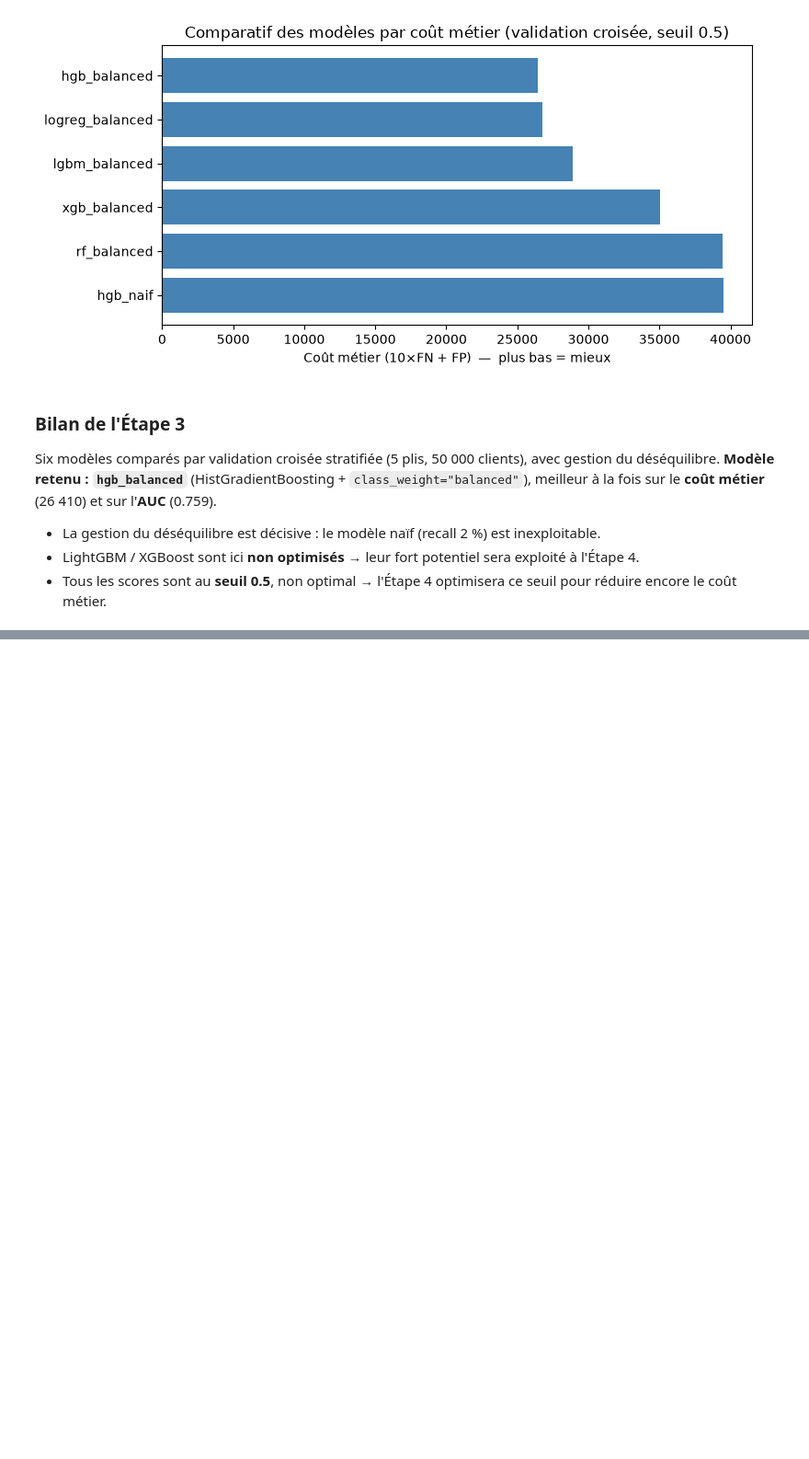
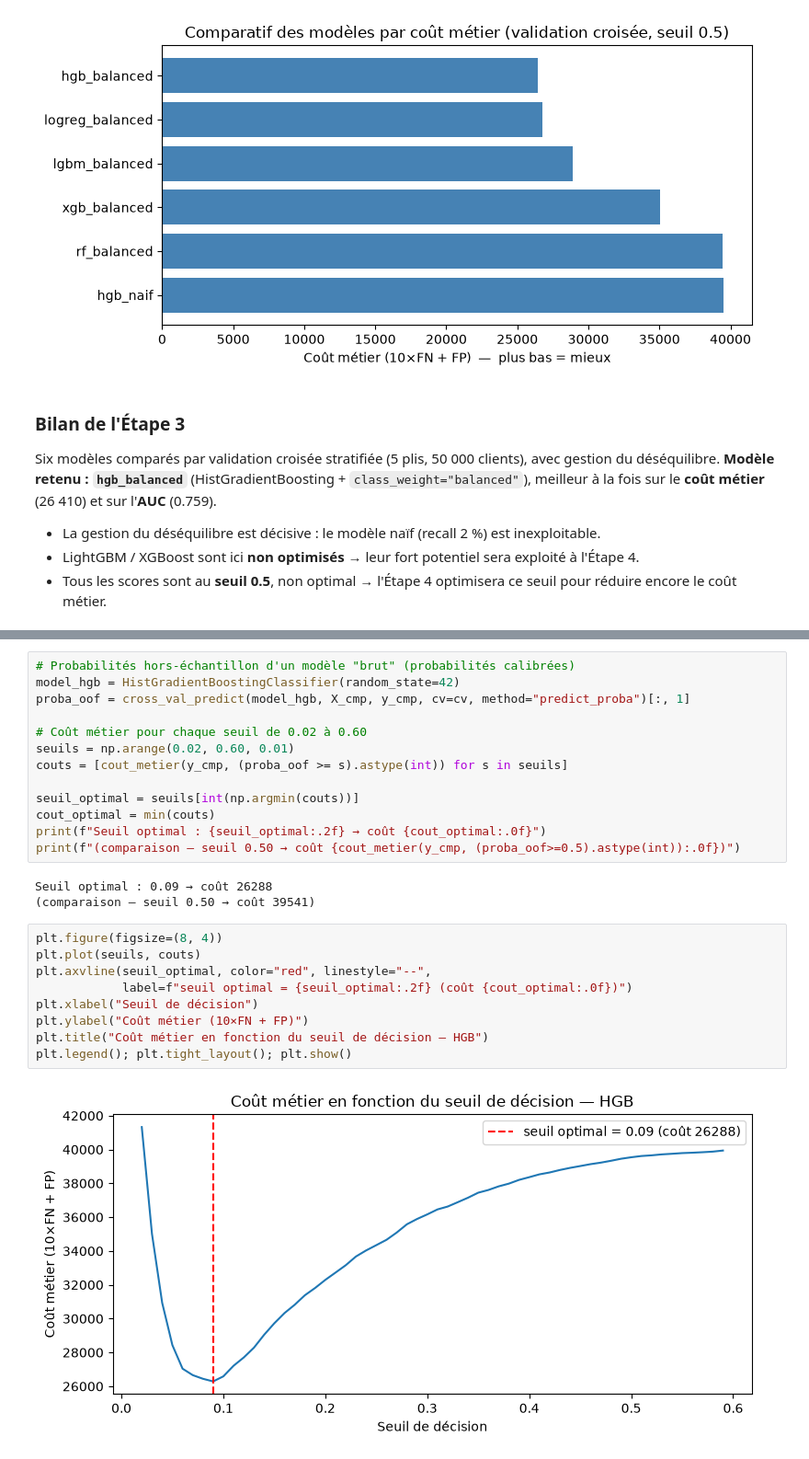
Before and after one commit to matthieudevivie/projet-6---Initiez-vous-au-ML-Ops---partie-1, a Jupyter notebook: notebooks/entrainement_modeles.ipynb, the cells around one changed output, grey strips where cells are left out. Shown at 92% size. Drawn from its saved outputs; the diff is of its cells as text; blank space fills up the shorter version.

Commit message:
Étape 4 : optimisation seuil + hyperparamètres (GridSearchCV), modèle final LightGBM + Model Registry

```diff
--- a/notebooks/entrainement_modeles.ipynb
+++ b/notebooks/entrainement_modeles.ipynb
@@ -269,0 +278,27 @@ Six modèles comparés par validation croisée stratifiée (5 plis, 50 000 clien
+# %%
+# Probabilités hors-échantillon d'un modèle "brut" (probabilités calibrées)
+model_hgb = HistGradientBoostingClassifier(random_state=42)
+proba_oof = cross_val_predict(model_hgb, X_cmp, y_cmp, cv=cv, method="predict_proba")[:, 1]
+
+# Coût métier pour chaque seuil de 0.02 à 0.60
+seuils = np.arange(0.02, 0.60, 0.01)
+couts = [cout_metier(y_cmp, (proba_oof >= s).astype(int)) for s in seuils]
+
+seuil_optimal = seuils[int(np.argmin(couts))]
+cout_optimal = min(couts)
+print(f"Seuil optimal : {seuil_optimal:.2f} → coût {cout_optimal:.0f}")
+print(f"(comparaison — seuil 0.50 → coût {cout_metier(y_cmp, (proba_oof>=0.5).astype(int)):.0f})")
+# %% [output]
+Seuil optimal : 0.09 → coût 26288
+(comparaison — seuil 0.50 → coût 39541)
+# %%
+plt.figure(figsize=(8, 4))
+plt.plot(seuils, couts)
+plt.axvline(seuil_optimal, color="red", linestyle="--",
+            label=f"seuil optimal = {seuil_optimal:.2f} (coût {cout_optimal:.0f})")
+plt.xlabel("Seuil de décision")
+plt.ylabel("Coût métier (10×FN + FP)")
+plt.title("Coût métier en fonction du seuil de décision — HGB")
+plt.legend(); plt.tight_layout(); plt.show()
+# %% [output]
+[figure, added]
```
Also changed, not shown: parts of 10 cells of this notebook.
